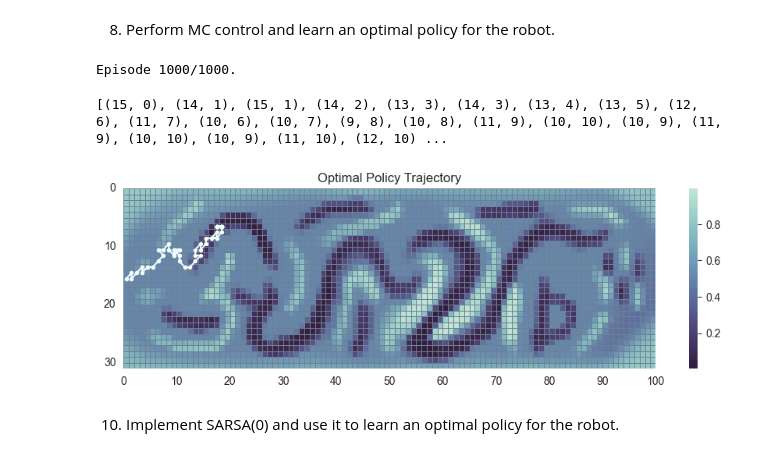
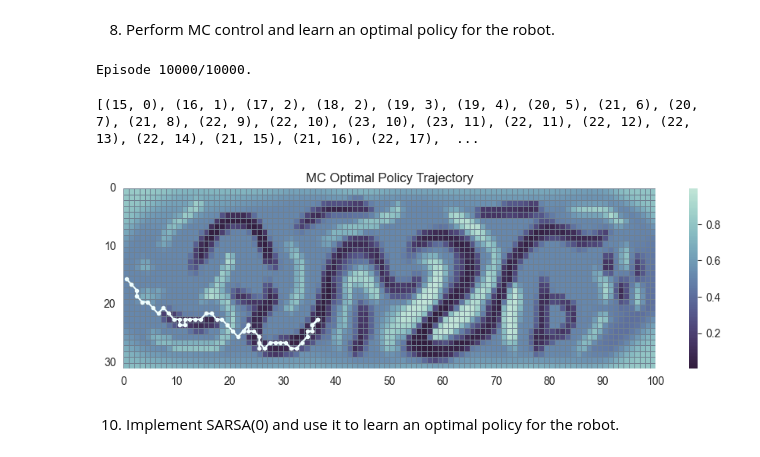
Before and after one commit to kuimetra/reinforcement_learning, a Jupyter notebook: problem_set3/main.ipynb, the cells around one changed output. Saved outputs shown, nothing was run; the diff lists cells and outputs as text; code cells hidden in the pictures.

```diff
--- a/problem_set3/main.ipynb
+++ b/problem_set3/main.ipynb
@@ -157,12 +157,12 @@ def eps_soft_policy(Q, epsilon, action_space):
 # %% [markdown]
 8. Perform MC control and learn an optimal policy for the robot.
 # %%
-def mc_control_epsilon_greedy(env, num_episodes, episode_steps=500, gamma=0.99, epsilon=0.2, env_height=31,
-                              env_width=100):
+def mc_control_epsilon_greedy(env, num_episodes, episode_steps=5000, gamma=0.99, epsilon=0.4,
+                              env_height=31, env_width=100):
     # initialize the Q table with zeros for storing the action-value function
     # Q = np.zeros((env_height, env_width, env.action_space.n))
     # reuse action-value function from task 2
-    Q = action_value_function
+    Q = np.copy(action_value_function)
     # initialize the policy using the epsilon-soft method
     policy = eps_soft_policy(Q, epsilon, env.action_space.n)
     # initialize a dictionary to store returns for all state-action pairs
@@ -188,6 +188,7 @@ def mc_control_epsilon_greedy(env, num_episodes, episode_steps=500, gamma=0.99,
             # append experience to the trajectory
             trajectory.append((get_pos(state), action, reward))
             if done:
+                # print("Agent has reached the target")
                 break  # exit the loop if the agent has reached the target
             state = next_state
 
@@ -261,21 +216,21 @@ def mc_control_epsilon_greedy(env, num_episodes, episode_steps=500, gamma=0.99,
 # %%
-mc_control_Q, mc_control_optimal_policy = mc_control_epsilon_greedy(env, num_episodes=1000)
+mc_control_Q, mc_control_optimal_policy = mc_control_epsilon_greedy(env, num_episodes=10000)
 # %% [output]
-Episode 1000/1000.
+Episode 10000/10000.
 # %%
 state = env.reset()[0]
 trajectory = [get_pos(state)]
 for _ in range(50):
     action = np.argmax(mc_control_optimal_policy(get_pos(state)))
     state, reward, done, _, _ = env.step(action)
     trajectory.append(get_pos(state))
 
 print(trajectory)
 
-plot_trajectory(trajectory, title="Optimal Policy Trajectory")
+plot_trajectory(trajectory, title="MC Optimal Policy Trajectory")
 # %% [output]
-[(15, 0), (14, 1), (15, 1), (14, 2), (13, 3), (14, 3), (13, 4), (13, 5), (12, 6), (11, 7), (10, 6), (10, 7), (9, 8), (10, 8), (11, 9), (10, 10), (10, 9), (11, 9), (10, 10), (10, 9), (11, 10), (12, 10) ...
+[(15, 0), (16, 1), (17, 2), (18, 2), (19, 3), (19, 4), (20, 5), (21, 6), (20, 7), (21, 8), (22, 9), (22, 10), (23, 10), (23, 11), (22, 11), (22, 12), (22, 13), (22, 14), (21, 15), (21, 16), (22, 17),  ...
-[figure, old version]
+[figure, new version]
 # %% [markdown]
 10. Implement SARSA(0) and use it to learn an optimal policy for the robot.
 # %%
```
Also changed, not shown: parts of 2 cells of this notebook.
